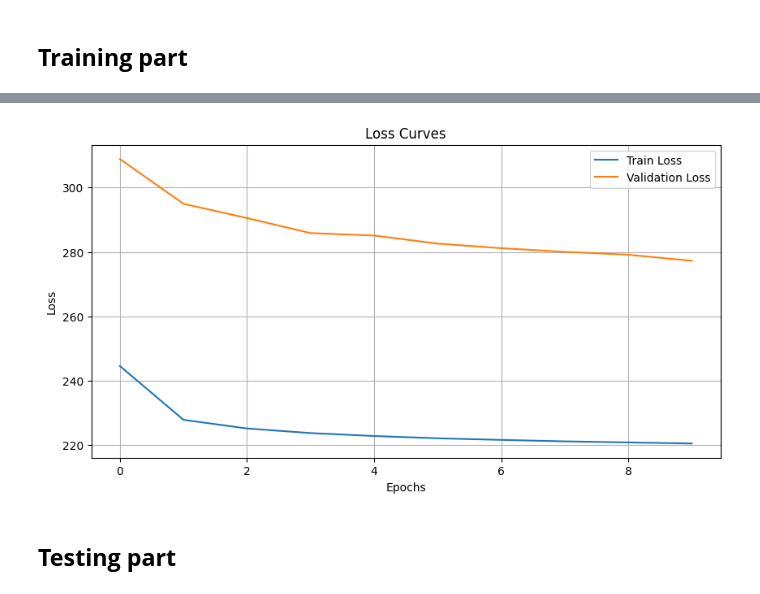
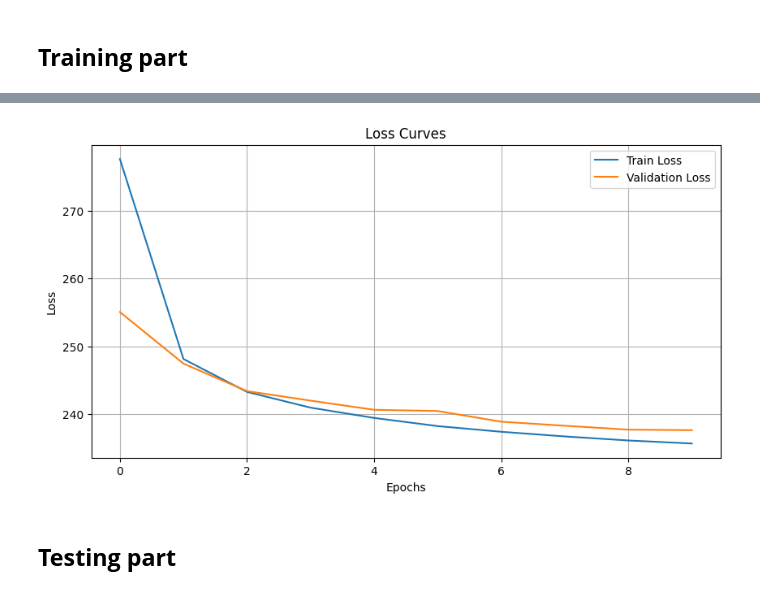
Before and after one commit to Totm33606/hddl_project, a Jupyter notebook: project2/cvae.ipynb, the cells around one changed output, grey strips where cells are left out. Saved outputs shown, nothing was run; the diff lists cells and outputs as text; code cells hidden in the pictures.

```diff
--- a/project2/cvae.ipynb
+++ b/project2/cvae.ipynb
@@ -96,7 +80,8 @@ CLASSES_TO_IDX = train_dataset.class_to_idx
 IDX_TO_CLASSES = {idx: cls for cls, idx in CLASSES_TO_IDX.items()}
 FEATURE_SIZE = train_dataset.data[0].shape[0]
 CLASS_SIZE = 10
-LATENT_SIZE = 10
+LATENT_SIZE = 128
+NUM_CHANNELS = 1
 # %% [output]
 cuda
 # %%
@@ -333,7 +378,7 @@ def train_model(
 
     return train_loss_l, val_loss_l
 # %%
-cvae = CVAE(FEATURE_SIZE, LATENT_SIZE, CLASS_SIZE)
+cvae = ConvCVAE()
 optimizer = torch.optim.Adam(cvae.parameters(), lr=LEARNING_RATE)
 # scheduler = torch.optim.lr_scheduler.StepLR(optimizer, step_size=10, gamma=0.1)
 
@@ -343,7 +388,7 @@ train_loss, val_loss = train_model(
     train_loader=train_loader,
     val_loader=val_loader,
     optimizer=optimizer,
-    loss_name="else",
+    loss_name="recons",
     scheduler=None,
     save_model=True,
     max_epochs=10,
@@ -373,5 +418,5 @@ Epoch 10, Training Loss: 220.4861, Validation Loss: 277.2430
 Model saved to cvae_weights.pth
-[figure, old version]
+[figure, new version]
 # %% [markdown]
 ## **Testing part**
 # %%
```
Also changed, not shown: parts of 10 cells of this notebook.
